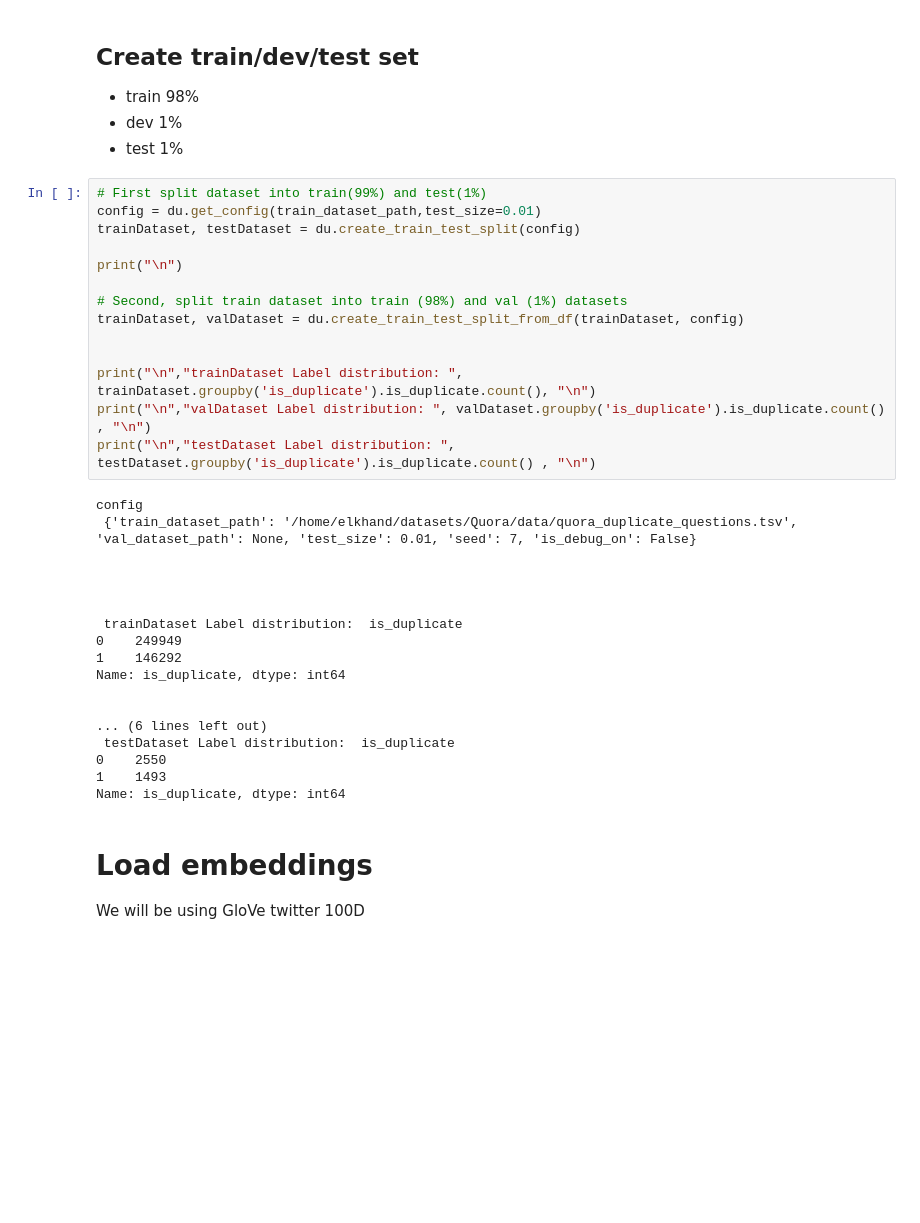
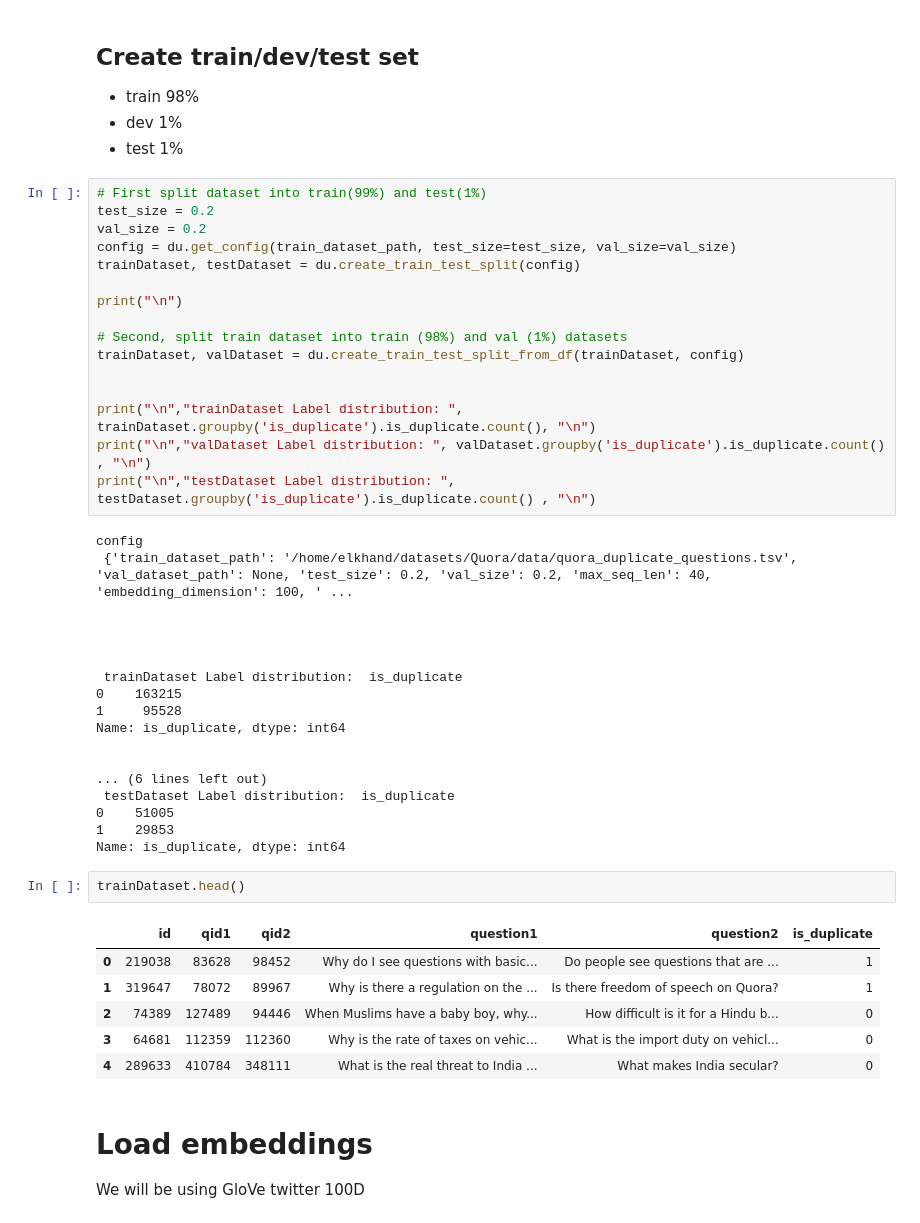
Before and after one commit to elkhand/semantic-question-matching, a Jupyter notebook: Semantic-Question-Matching-Keras.ipynb, the cells around one changed output. Saved outputs shown, nothing was run; the diff lists cells and outputs as text; blank space fills up the shorter version.

```diff
--- a/Semantic-Question-Matching-Keras.ipynb
+++ b/Semantic-Question-Matching-Keras.ipynb
@@ -48,7 +47,9 @@ df.head()
 - test 1%
 # %%
 # First split dataset into train(99%) and test(1%)
-config = du.get_config(train_dataset_path,test_size=0.01)
+test_size = 0.2
+val_size = 0.2
+config = du.get_config(train_dataset_path, test_size=test_size, val_size=val_size)
 trainDataset, testDataset = du.create_train_test_split(config)
 
 print("\n")
@@ -62,22 +63,31 @@ print("\n","valDataset Label distribution: ", valDataset.groupby('is_duplicate')
 print("\n","testDataset Label distribution: ", testDataset.groupby('is_duplicate').is_duplicate.count() , "\n")
 # %% [output]
 config
- {'train_dataset_path': '/home/elkhand/datasets/Quora/data/quora_duplicate_questions.tsv', 'val_dataset_path': None, 'test_size': 0.01, 'seed': 7, 'is_debug_on': False}
+ {'train_dataset_path': '/home/elkhand/datasets/Quora/data/quora_duplicate_questions.tsv', 'val_dataset_path': None, 'test_size': 0.2, 'val_size': 0.2, 'max_seq_len': 40, 'embedding_dimension': 100, ' ...
 
 
 
 
  trainDataset Label distribution:  is_duplicate
-0    249949
-1    146292
+0    163215
+1     95528
 Name: is_duplicate, dtype: int64
 
 
 ... (6 lines left out)
  testDataset Label distribution:  is_duplicate
-0    2550
-1    1493
+0    51005
+1    29853
 Name: is_duplicate, dtype: int64
+# %%
+trainDataset.head()
+# %% [output]
+|  | id | qid1 | qid2 | question1 | question2 | is_duplicate |
+| 0 | 219038 | 83628 | 98452 | Why do I see questions with basic... | Do people see questions that are ... | 1 |
+| 1 | 319647 | 78072 | 89967 | Why is there a regulation on the ... | Is there freedom of speech on Quora? | 1 |
+| 2 | 74389 | 127489 | 94446 | When Muslims have a baby boy, why... | How difficult is it for a Hindu b... | 0 |
+| 3 | 64681 | 112359 | 112360 | Why is the rate of taxes on vehic... | What is the import duty on vehicl... | 0 |
+| 4 | 289633 | 410784 | 348111 | What is the real threat to India ... | What makes India secular? | 0 |
 # %% [markdown]
 # Load embeddings
 
```
Also changed, not shown: parts of 8 cells of this notebook, 3 other files.
